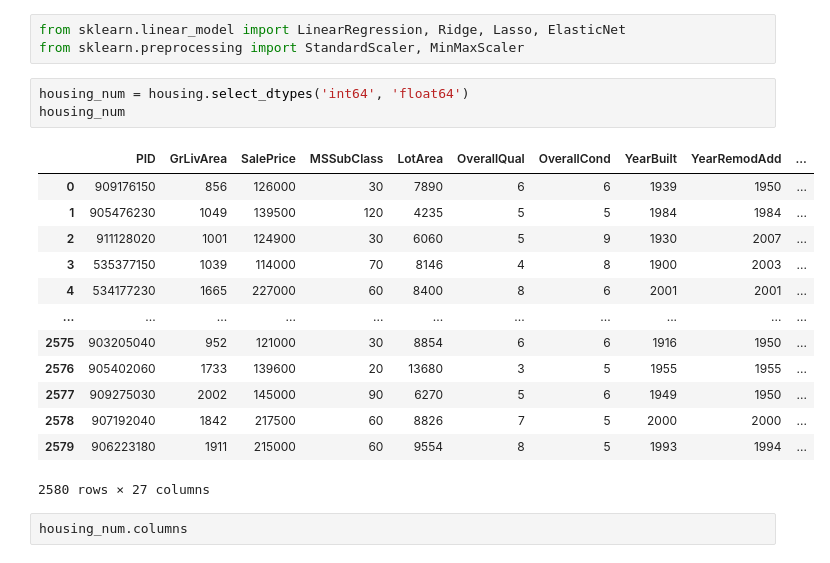
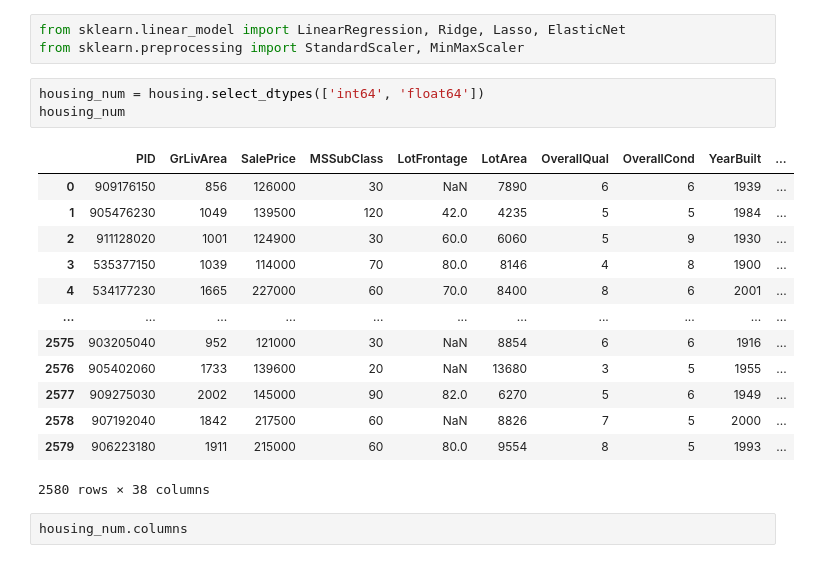
Before and after one commit to djhang99/housing_prices, a Jupyter notebook: Hugh_Goode/Feature_Selection_hg.ipynb, the cells around one changed output. Saved outputs shown, nothing was run; the diff lists cells and outputs as text.

```diff
--- a/Hugh_Goode/Feature_Selection_hg.ipynb
+++ b/Hugh_Goode/Feature_Selection_hg.ipynb
@@ -55,22 +55,22 @@ category = category.fillna('0')
 from sklearn.linear_model import LinearRegression, Ridge, Lasso, ElasticNet
 from sklearn.preprocessing import StandardScaler, MinMaxScaler
 # %%
-housing_num = housing.select_dtypes('int64', 'float64')
+housing_num = housing.select_dtypes(['int64', 'float64'])
 housing_num
 # %% [output]
-|  | PID | GrLivArea | SalePrice | MSSubClass | LotArea | OverallQual | OverallCond | YearBuilt | YearRemodAdd | ... |
-| 0 | 909176150 | 856 | 126000 | 30 | 7890 | 6 | 6 | 1939 | 1950 | ... |
-| 1 | 905476230 | 1049 | 139500 | 120 | 4235 | 5 | 5 | 1984 | 1984 | ... |
-| 2 | 911128020 | 1001 | 124900 | 30 | 6060 | 5 | 9 | 1930 | 2007 | ... |
-| 3 | 535377150 | 1039 | 114000 | 70 | 8146 | 4 | 8 | 1900 | 2003 | ... |
-| 4 | 534177230 | 1665 | 227000 | 60 | 8400 | 8 | 6 | 2001 | 2001 | ... |
+|  | PID | GrLivArea | SalePrice | MSSubClass | LotFrontage | LotArea | OverallQual | OverallCond | YearBuilt | ... |
+| 0 | 909176150 | 856 | 126000 | 30 | NaN | 7890 | 6 | 6 | 1939 | ... |
+| 1 | 905476230 | 1049 | 139500 | 120 | 42.0 | 4235 | 5 | 5 | 1984 | ... |
+| 2 | 911128020 | 1001 | 124900 | 30 | 60.0 | 6060 | 5 | 9 | 1930 | ... |
+| 3 | 535377150 | 1039 | 114000 | 70 | 80.0 | 8146 | 4 | 8 | 1900 | ... |
+| 4 | 534177230 | 1665 | 227000 | 60 | 70.0 | 8400 | 8 | 6 | 2001 | ... |
 | ... | ... | ... | ... | ... | ... | ... | ... | ... | ... | ... |
-| 2575 | 903205040 | 952 | 121000 | 30 | 8854 | 6 | 6 | 1916 | 1950 | ... |
-| 2576 | 905402060 | 1733 | 139600 | 20 | 13680 | 3 | 5 | 1955 | 1955 | ... |
-| 2577 | 909275030 | 2002 | 145000 | 90 | 6270 | 5 | 6 | 1949 | 1950 | ... |
-| 2578 | 907192040 | 1842 | 217500 | 60 | 8826 | 7 | 5 | 2000 | 2000 | ... |
-| 2579 | 906223180 | 1911 | 215000 | 60 | 9554 | 8 | 5 | 1993 | 1994 | ... |
+| 2575 | 903205040 | 952 | 121000 | 30 | NaN | 8854 | 6 | 6 | 1916 | ... |
+| 2576 | 905402060 | 1733 | 139600 | 20 | NaN | 13680 | 3 | 5 | 1955 | ... |
+| 2577 | 909275030 | 2002 | 145000 | 90 | 82.0 | 6270 | 5 | 6 | 1949 | ... |
+| 2578 | 907192040 | 1842 | 217500 | 60 | NaN | 8826 | 7 | 5 | 2000 | ... |
+| 2579 | 906223180 | 1911 | 215000 | 60 | 80.0 | 9554 | 8 | 5 | 1993 | ... |
-2580 rows × 27 columns
+2580 rows × 38 columns
 # %%
 housing_num.columns
 # %% [output]
```
Also changed, not shown: 17 other files.
